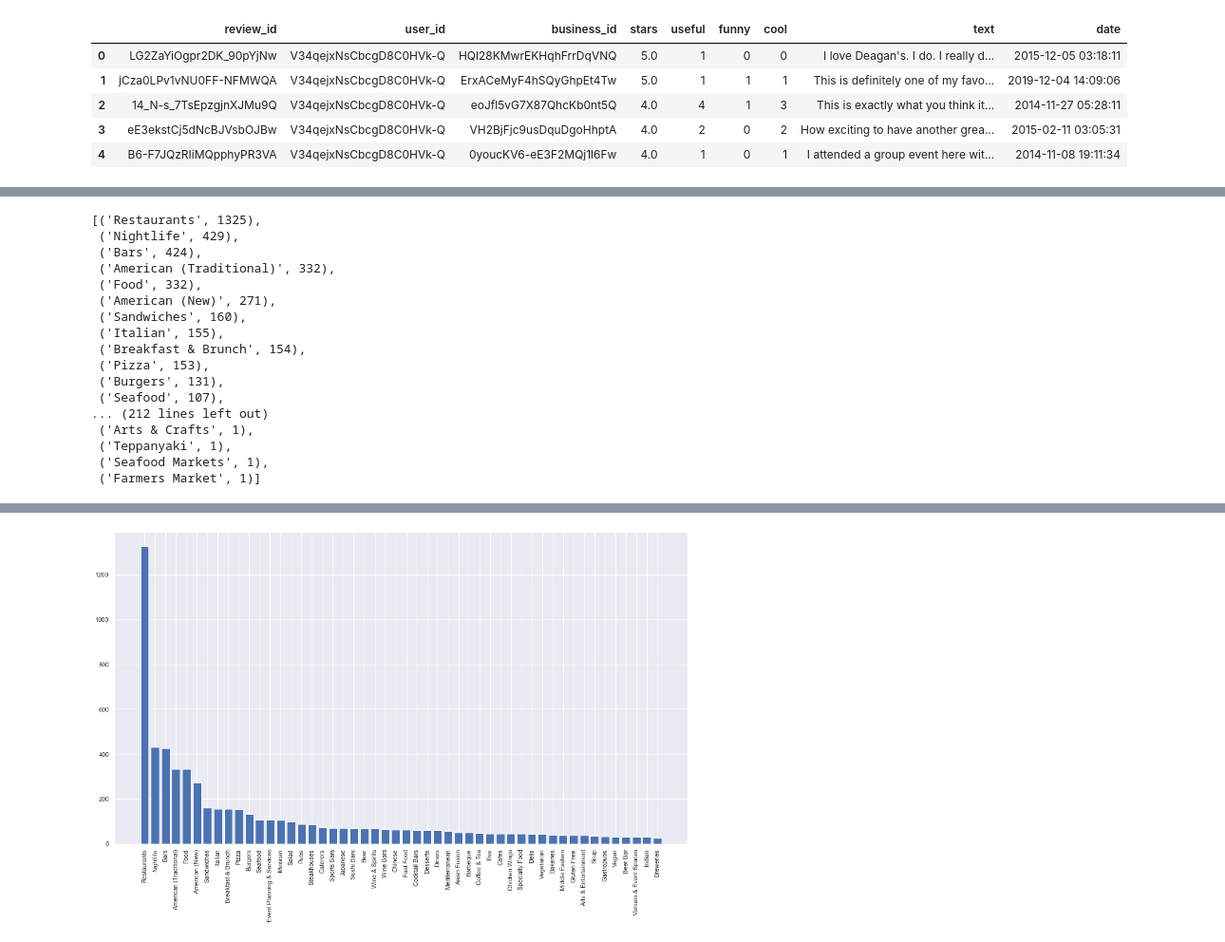
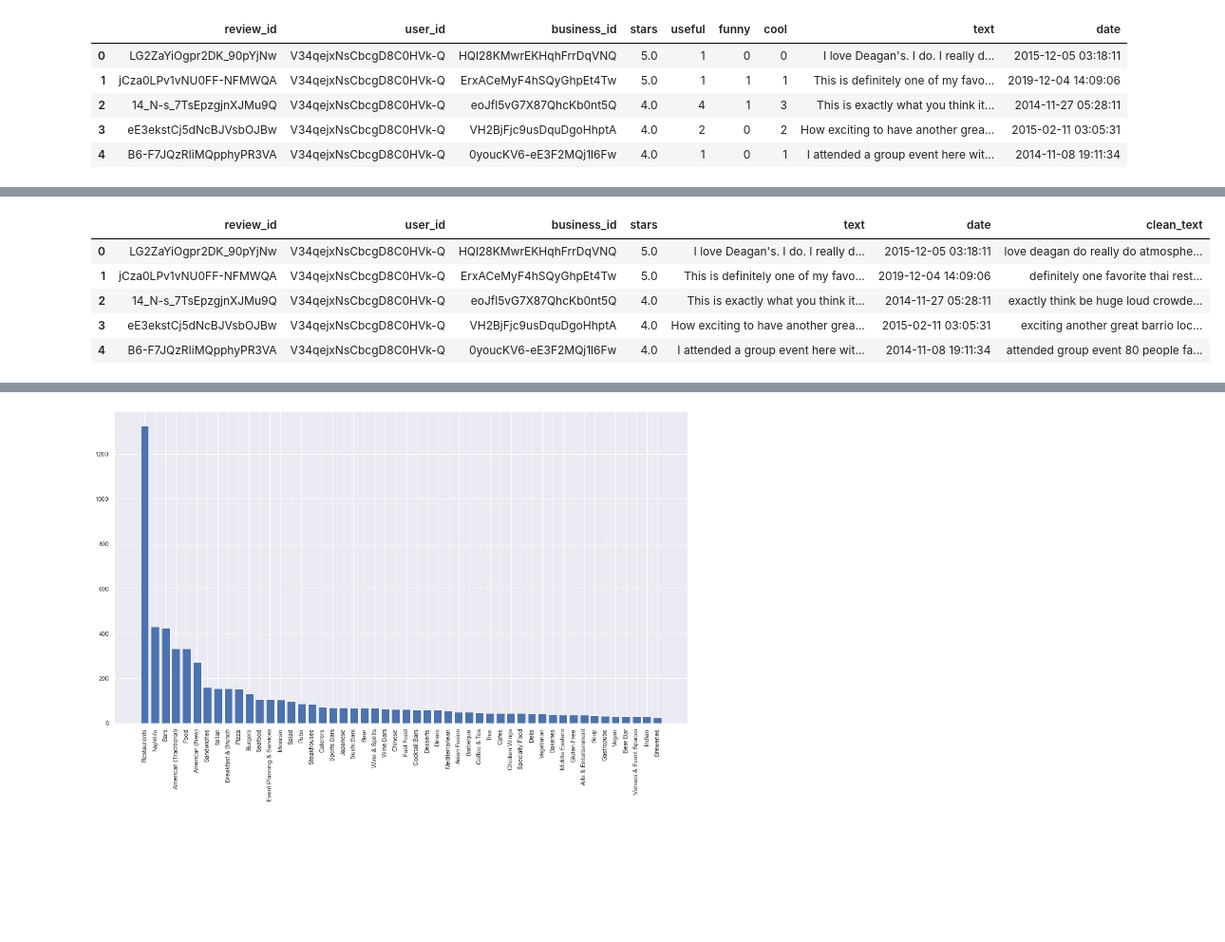
Before and after one commit to amolratnaparkhe/Foodfinder-Recommendation-System, a Jupyter notebook: Analysis.ipynb, the cells around one changed output, grey strips where cells are left out. Shown: that part at 95% size. Cells and saved outputs as stored; diff of their text form; code cells hidden in the pictures; blank space fills up the shorter version.

```diff
--- a/Analysis.ipynb
+++ b/Analysis.ipynb
@@ -114,23 +56,3 @@ for item in categories_list:
     dict_category[item] += 1
 # %%
 dict_category_sorted = sorted(dict_category.items(),key = lambda x: x[1],reverse = True)
-# %%
-dict_category_sorted
-# %% [output]
-[('Restaurants', 1325),
- ('Nightlife', 429),
- ('Bars', 424),
- ('American (Traditional)', 332),
- ('Food', 332),
- ('American (New)', 271),
- ('Sandwiches', 160),
- ('Italian', 155),
- ('Breakfast & Brunch', 154),
- ('Pizza', 153),
- ('Burgers', 131),
- ('Seafood', 107),
-... (212 lines left out)
- ('Arts & Crafts', 1),
- ('Teppanyaki', 1),
- ('Seafood Markets', 1),
- ('Farmers Market', 1)]
@@ -136,0 +117,9 @@ dict_category_sorted
+# %%
+imp_ohio_reviews.head()
+# %% [output]
+|  | review_id | user_id | business_id | stars | text | date | clean_text |
+| 0 | LG2ZaYiOgpr2DK_90pYjNw | V34qejxNsCbcgD8C0HVk-Q | HQl28KMwrEKHqhFrrDqVNQ | 5.0 | I love Deagan's. I do. I really d... | 2015-12-05 03:18:11 | love deagan do really do atmosphe... |
+| 1 | jCza0LPv1vNU0FF-NFMWQA | V34qejxNsCbcgD8C0HVk-Q | ErxACeMyF4hSQyGhpEt4Tw | 5.0 | This is definitely one of my favo... | 2019-12-04 14:09:06 | definitely one favorite thai rest... |
+| 2 | 14_N-s_7TsEpzgjnXJMu9Q | V34qejxNsCbcgD8C0HVk-Q | eoJfl5vG7X87QhcKb0nt5Q | 4.0 | This is exactly what you think it... | 2014-11-27 05:28:11 | exactly think be huge loud crowde... |
+| 3 | eE3ekstCj5dNcBJVsbOJBw | V34qejxNsCbcgD8C0HVk-Q | VH2BjFjc9usDquDgoHhptA | 4.0 | How exciting to have another grea... | 2015-02-11 03:05:31 | exciting another great barrio loc... |
+| 4 | B6-F7JQzRIiMQpphyPR3VA | V34qejxNsCbcgD8C0HVk-Q | 0youcKV6-eE3F2MQj1l6Fw | 4.0 | I attended a group event here wit... | 2014-11-08 19:11:34 | attended group event 80 people fa... |
```
Also changed, not shown: parts of 12 cells of this notebook, 1 other file.
